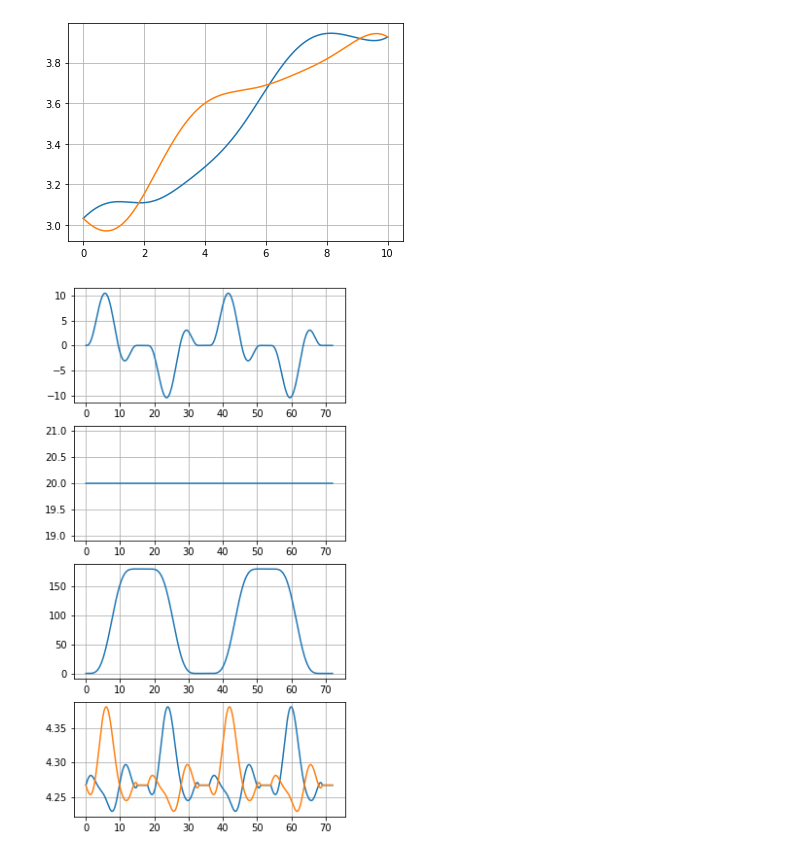
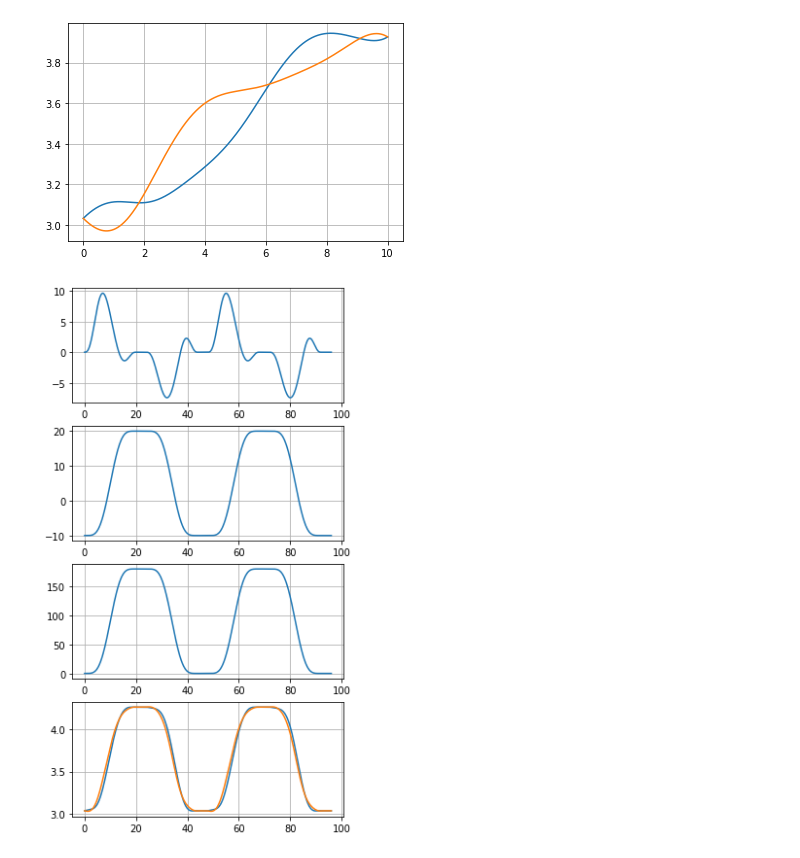
Before and after one commit to Rojetto/helicopter_thesis_code, a Jupyter notebook: scripts/plan_trajectory.ipynb, the cells around one changed output. Cells and saved outputs as stored; diff of their text form; code cells hidden in the pictures.

Commit message:
Add trajectories with more ground clearance

```diff
--- a/scripts/plan_trajectory.ipynb
+++ b/scripts/plan_trajectory.ipynb
@@ -126,6 +126,18 @@ savemat("../matlab/trajectories/pnp_t15.mat", traj2.to_dict())
 savemat("../matlab/trajectories/pnp_t10.mat", traj3.to_dict())
 savemat("../matlab/trajectories/pnp_t7_5.mat", traj4.to_dict())
 savemat("../matlab/trajectories/pnp_t12_5.mat", traj5.to_dict())
+# %%
+traj1 = generate_pick_and_place(elevation_min=-10, move_time=20, pause_time=4)
+traj2 = generate_pick_and_place(elevation_min=-10, move_time=15, pause_time=3)
+traj3 = generate_pick_and_place(elevation_min=-10, move_time=10, pause_time=2)
+traj4 = generate_pick_and_place(elevation_min=-10, move_time=7.5, pause_time=1.5)
+traj5 = generate_pick_and_place(elevation_min=-10, move_time=12.5, pause_time=2.5)
+
+savemat("../matlab/trajectories/pnp_eps_clear_t20.mat", traj1.to_dict())
+savemat("../matlab/trajectories/pnp_eps_clear_t15.mat", traj2.to_dict())
+savemat("../matlab/trajectories/pnp_eps_clear_t10.mat", traj3.to_dict())
+savemat("../matlab/trajectories/pnp_eps_clear_t7_5.mat", traj4.to_dict())
+savemat("../matlab/trajectories/pnp_eps_clear_t12_5.mat", traj5.to_dict())
 # %%
 traj6 = generate_pick_and_place(elevation_min=-20.0, elevation_max=-20.0, move_time=15.0, pause_time=3)
 traj7 = generate_pick_and_place(elevation_min=-10.0, elevation_max=-10.0, move_time=15.0, pause_time=3)
@@ -143,25 +155,25 @@ traj_only_eps = generate_pick_and_place(travel_distance=0, move_time=10)
 
 savemat("../matlab/trajectories/pnp_eps_t10", traj_only_eps.to_dict())
 # %%
-traj = traj10
+traj = traj1
 deg = np.pi / 180
 figure(figsize=(5, 10))
 
 subplot(411)
 plot(traj.t, traj.phi[:, 0] / deg)
 grid()
 
 subplot(412)
 plot(traj.t, traj.eps[:, 0] / deg)
 grid()
 
 subplot(413)
 plot(traj.t, traj.lamb[:, 0] / deg)
 grid()
 
 subplot(414)
 plot(traj.t, traj.vf[:, 0])
 plot(traj.t, traj.vb[:, 0])
 grid()
 # %% [output]
-[figure, old version]
+[figure, new version]
```
Also changed, not shown: 5 other files.
